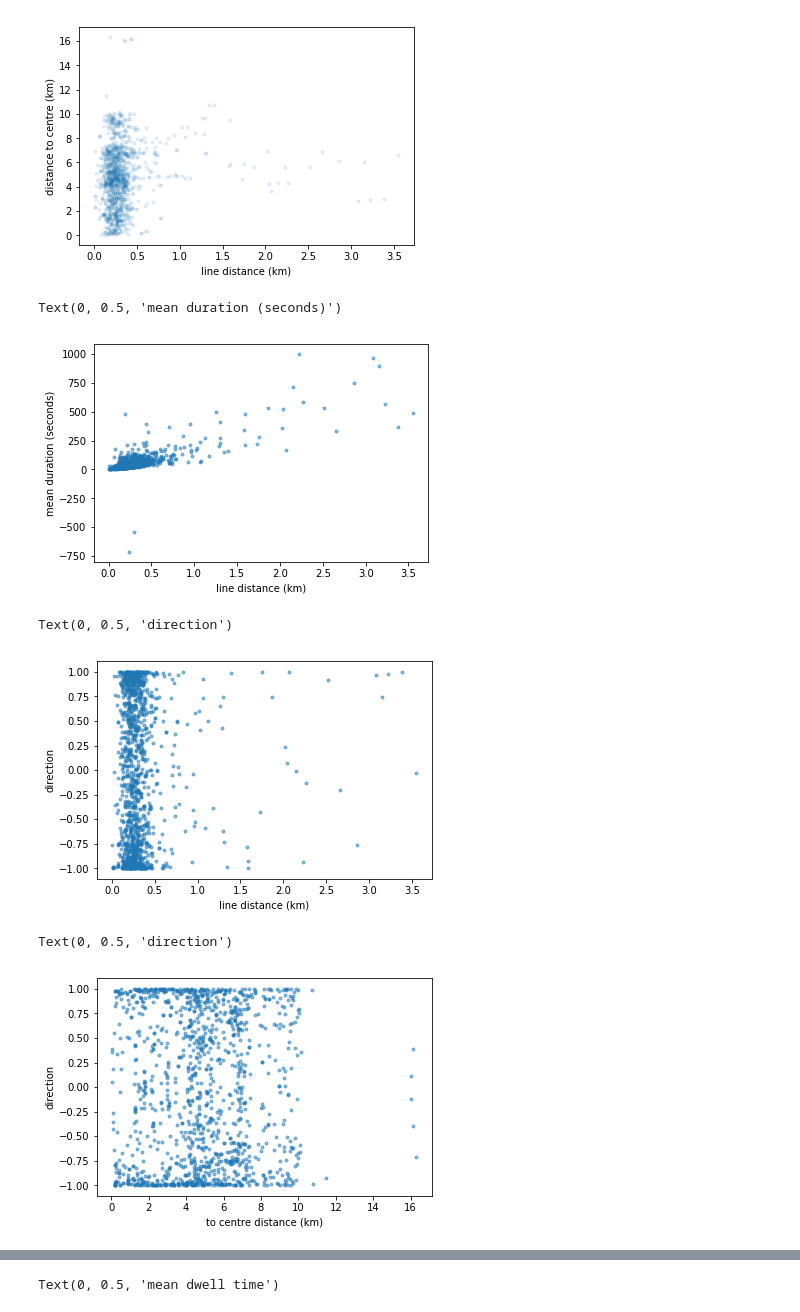
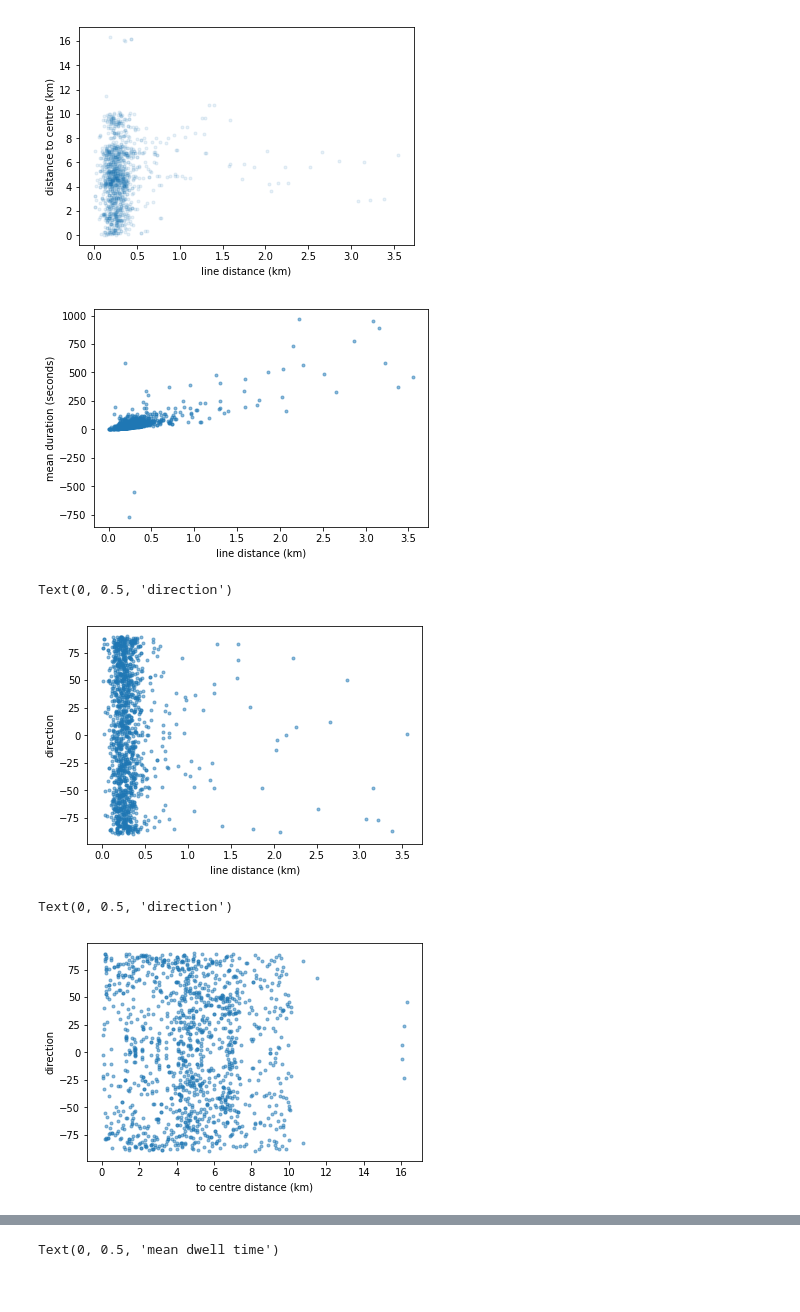
Before and after one commit to gingertom/buses, a Jupyter notebook: Data Exploration/just segments.ipynb, the cells around one changed output, grey strips where cells are left out. Saved outputs shown, nothing was run; the diff lists cells and outputs as text; code cells hidden in the pictures.

```diff
--- a/Data Exploration/just segments.ipynb
+++ b/Data Exploration/just segments.ipynb
@@ -13,7 +13,7 @@ gmaps.configure(api_key="AIzaSyAnubumevhate_wi70P93UM550PckRfLW0")
 # %% [markdown]
 ## Loading and preparing the data
 # %%
-stop_events = pd.read_csv("../Intermediate_Data/stop_events_with_features.csv", parse_dates=[1, 5, 6, 18, 19])
+stop_events = pd.read_csv("../Intermediate_Data/stop_events_with_all_features.csv", parse_dates=[1, 5, 6, 18, 19])
 
 stop_events.head()
 # %% [output]
@@ -78,24 +105,23 @@ plt.ylabel("distance to centre (km)")
 Text(0, 0.5, 'distance to centre (km)')
 [figure]
 # %%
-plt.scatter(just_segments['line_distance'], just_segments['mean_durations_by_segment_code'], alpha=0.5, marker=".")
+plt.scatter(just_segments['line_distance'], just_segments['median_durations_by_segment_code'], alpha=0.5, marker=".")
 plt.xlabel("line distance (km)")
-plt.ylabel("mean duration (seconds)")
+plt.ylabel("mean duration (seconds)");
 # %% [output]
-Text(0, 0.5, 'mean duration (seconds)')
-[figure, old version]
+[figure, new version]
 # %%
-plt.scatter(just_segments['line_distance'], just_segments['direction'], alpha=0.5, marker=".")
+plt.scatter(just_segments['line_distance'], just_segments['direction_degrees'], alpha=0.5, marker=".")
 plt.xlabel("line distance (km)")
 plt.ylabel("direction")
 # %% [output]
 Text(0, 0.5, 'direction')
-[figure, old version]
+[figure, new version]
 # %%
-plt.scatter(just_segments['to_centre_dist'], just_segments['direction'], alpha=0.5, marker=".")
+plt.scatter(just_segments['to_centre_dist'], just_segments['direction_degrees'], alpha=0.5, marker=".")
 plt.xlabel("to centre distance (km)")
 plt.ylabel("direction")
 # %% [output]
 Text(0, 0.5, 'direction')
-[figure, old version]
+[figure, new version]
 # %%
```
Also changed, not shown: parts of 19 cells of this notebook.
